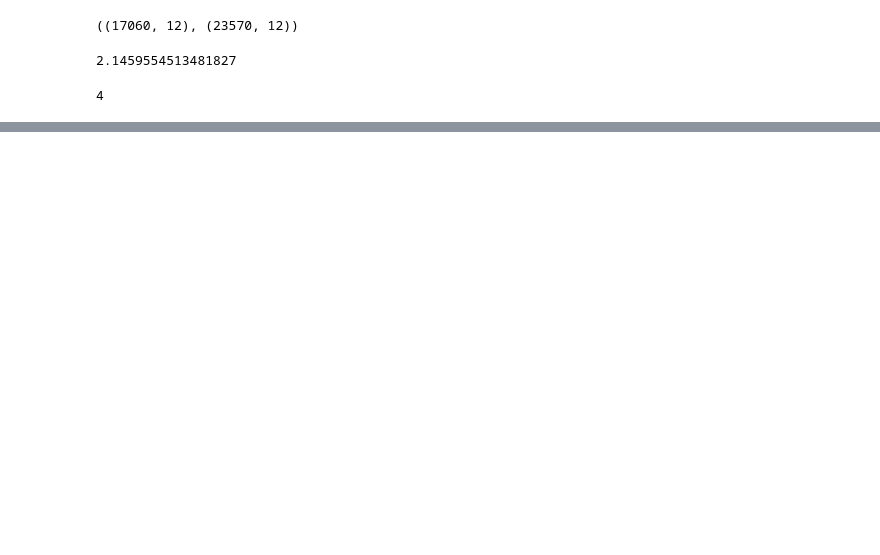
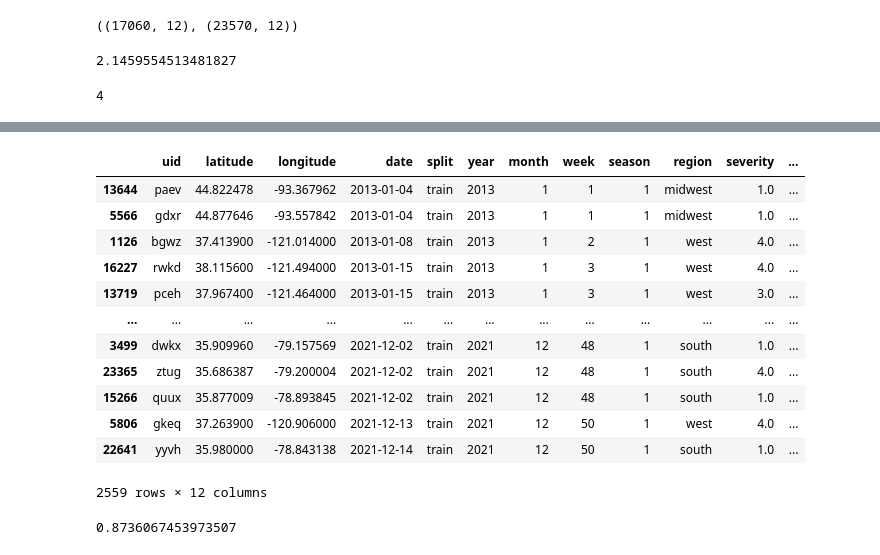
Before and after one commit to k-loki/Algal-bloom-Identification, a Jupyter notebook: notebooks/model_mtdata.ipynb, the cells around one changed output, grey strips where cells are left out. Cells and saved outputs as stored; diff of their text form; code cells hidden in the pictures; blank space fills up the shorter version.

```diff
--- a/notebooks/model_mtdata.ipynb
+++ b/notebooks/model_mtdata.ipynb
@@ -633,0 +163,16 @@ rmse(train_data.density.map(dens_to_sev).sort_index(), train_data.severity.sort_
+# %%
+val_data.sort_values('date')
+# %% [output]
+|  | uid | latitude | longitude | date | split | year | month | week | season | region | severity | ... |
+| 13644 | paev | 44.822478 | -93.367962 | 2013-01-04 | train | 2013 | 1 | 1 | 1 | midwest | 1.0 | ... |
+| 5566 | gdxr | 44.877646 | -93.557842 | 2013-01-04 | train | 2013 | 1 | 1 | 1 | midwest | 1.0 | ... |
+| 1126 | bgwz | 37.413900 | -121.014000 | 2013-01-08 | train | 2013 | 1 | 2 | 1 | west | 4.0 | ... |
+| 16227 | rwkd | 38.115600 | -121.494000 | 2013-01-15 | train | 2013 | 1 | 3 | 1 | west | 4.0 | ... |
+| 13719 | pceh | 37.967400 | -121.464000 | 2013-01-15 | train | 2013 | 1 | 3 | 1 | west | 3.0 | ... |
+| ... | ... | ... | ... | ... | ... | ... | ... | ... | ... | ... | ... | ... |
+| 3499 | dwkx | 35.909960 | -79.157569 | 2021-12-02 | train | 2021 | 12 | 48 | 1 | south | 1.0 | ... |
+| 23365 | ztug | 35.686387 | -79.200004 | 2021-12-02 | train | 2021 | 12 | 48 | 1 | south | 4.0 | ... |
+| 15266 | quux | 35.877009 | -78.893845 | 2021-12-02 | train | 2021 | 12 | 48 | 1 | south | 1.0 | ... |
+| 5806 | gkeq | 37.263900 | -120.906000 | 2021-12-13 | train | 2021 | 12 | 50 | 1 | west | 4.0 | ... |
+| 22641 | yyvh | 35.980000 | -78.843138 | 2021-12-14 | train | 2021 | 12 | 50 | 1 | south | 1.0 | ... |
+2559 rows × 12 columns
@@ -633,0 +221,4 @@ rmse(train_data.density.map(dens_to_sev).sort_index(), train_data.severity.sort_
+# %%
+rmse(val_data.severity, val_data.guess1)
+# %% [output]
+0.8736067453973507
```
Also changed, not shown: parts of 56 cells of this notebook.
